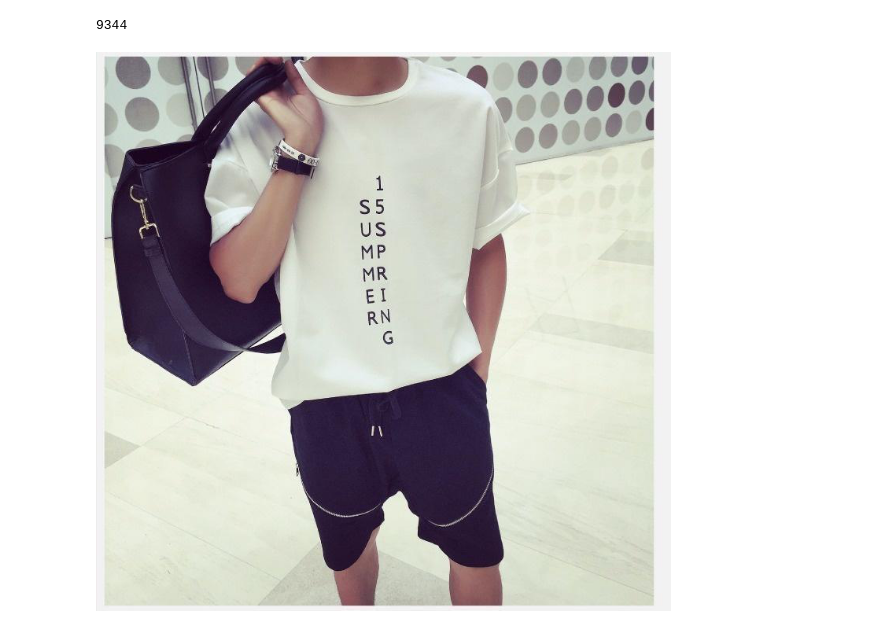
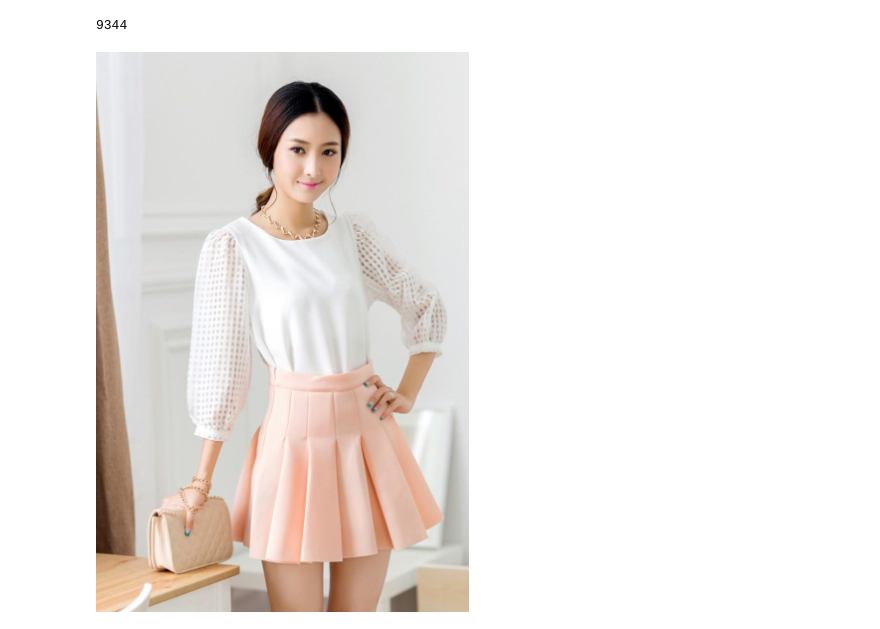
Before and after one commit to leshanbog/Try-On-GAN, a Jupyter notebook: dataset.ipynb, the cells around one changed output. Cells and saved outputs as stored; diff of their text form; code cells hidden in the pictures.

```diff
--- a/dataset.ipynb
+++ b/dataset.ipynb
@@ -54,4 +69,0 @@ img, mask, cc = dataset[858]
-# %%
-img
-# %% [output]
-[figure, removed]
@@ -58 +72,5 @@ img
+# %%
+img1
+# %% [output]
+[figure, added]
 # %%
```
Also changed, not shown: parts of 20 cells of this notebook.
